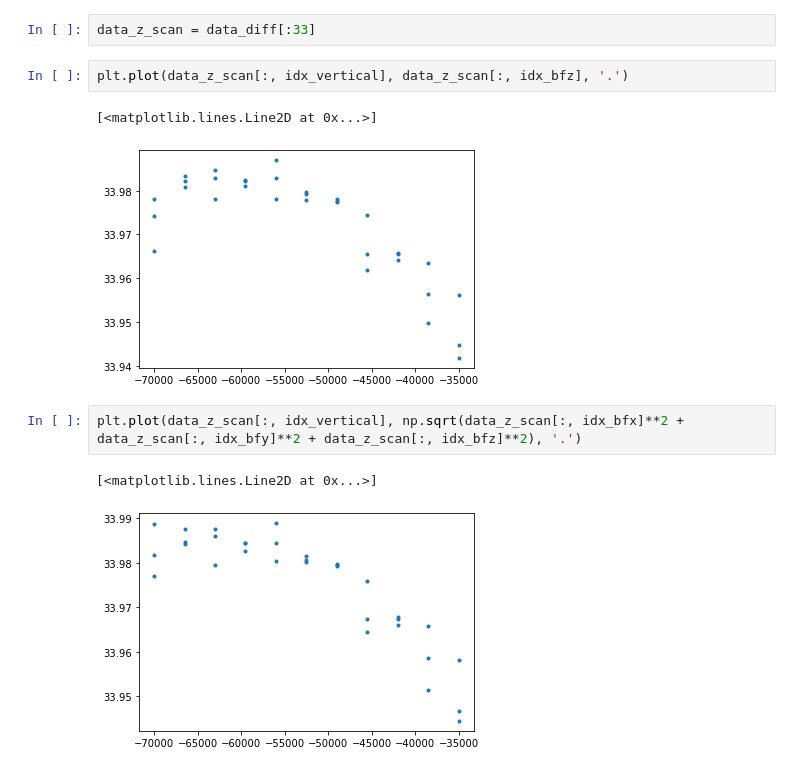
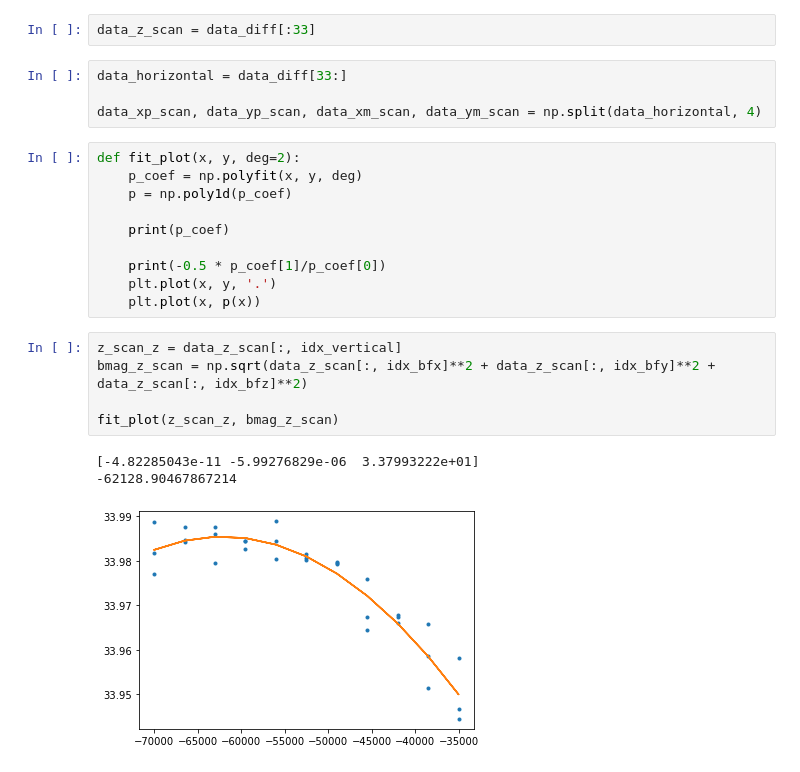
Before and after one commit to ucoskun/research_misc, a Jupyter notebook: BFieldMeasurements/analyze.ipynb, the cells around one changed output. Drawn from its saved outputs; the diff is of its cells as text.

```diff
--- a/BFieldMeasurements/analyze.ipynb
+++ b/BFieldMeasurements/analyze.ipynb
@@ -74,13 +76,26 @@ print(data_diff[:, 0:3])
  [ 32525.    160. -52032.]]
 # %%
 data_z_scan = data_diff[:33]
-# %%
-plt.plot(data_z_scan[:, idx_vertical], data_z_scan[:, idx_bfz], '.')
-# %% [output]
-[<matplotlib.lines.Line2D at 0x...>]
-[figure, removed]
+# %%
+data_horizontal = data_diff[33:]
+
+data_xp_scan, data_yp_scan, data_xm_scan, data_ym_scan = np.split(data_horizontal, 4)
+# %%
+def fit_plot(x, y, deg=2):
+    p_coef = np.polyfit(x, y, deg)
+    p = np.poly1d(p_coef)
+
+    print(p_coef)
+
+    print(-0.5 * p_coef[1]/p_coef[0])
+    plt.plot(x, y, '.')
+    plt.plot(x, p(x))
 # %%
-plt.plot(data_z_scan[:, idx_vertical], np.sqrt(data_z_scan[:, idx_bfx]**2 + data_z_scan[:, idx_bfy]**2 + data_z_scan[:, idx_bfz]**2), '.')
+z_scan_z = data_z_scan[:, idx_vertical]
+bmag_z_scan = np.sqrt(data_z_scan[:, idx_bfx]**2 + data_z_scan[:, idx_bfy]**2 + data_z_scan[:, idx_bfz]**2)
+
+fit_plot(z_scan_z, bmag_z_scan)
 # %% [output]
-[<matplotlib.lines.Line2D at 0x...>]
+[-4.82285043e-11 -5.99276829e-06  3.37993222e+01]
+-62128.90467867214
-[figure, old version]
+[figure, new version]
```
Also changed, not shown: parts of 5 cells of this notebook, 18 other files.
